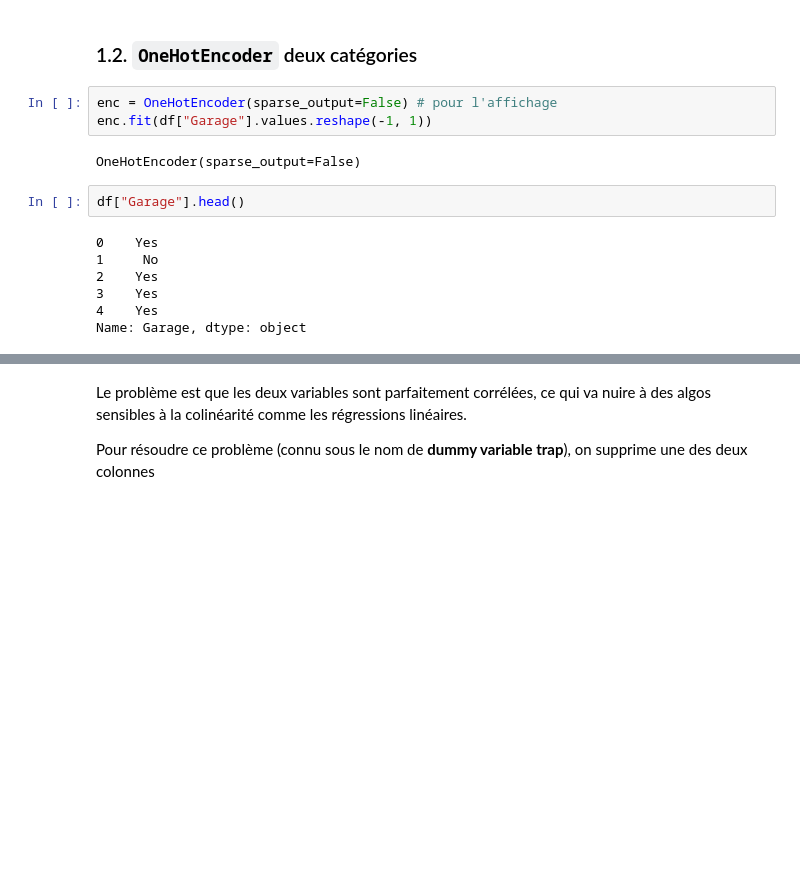
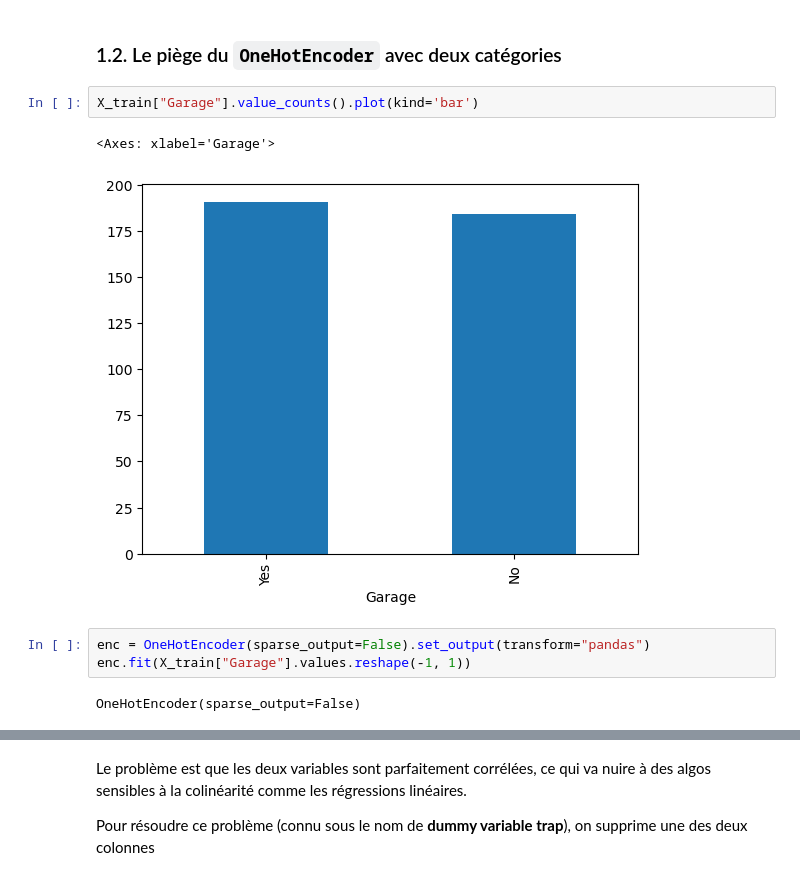
Before and after one commit to basile-desjuzeur/albert_school_ml2, a Jupyter notebook: 1. ML pipeline/5.encodings.ipynb, the cells around one changed output, grey strips where cells are left out. Cells and saved outputs as stored; diff of their text form; blank space fills up the shorter version.

```diff
--- a/1. ML pipeline/5.encodings.ipynb
+++ b/1. ML pipeline/5.encodings.ipynb
@@ -115,17 +141,13 @@ array([[0., 0., 1.],
 # %% [markdown]
-### 1.2. `OneHotEncoder` deux catégories
+### 1.2. Le piège du `OneHotEncoder` avec deux catégories
-# %%
-enc = OneHotEncoder(sparse_output=False) # pour l'affichage
-enc.fit(df["Garage"].values.reshape(-1, 1))
-# %% [output]
-OneHotEncoder(sparse_output=False)
 # %%
-df["Garage"].head()
+X_train["Garage"].value_counts().plot(kind='bar')
 # %% [output]
-0    Yes
-1     No
-2    Yes
-3    Yes
-4    Yes
-Name: Garage, dtype: object
+<Axes: xlabel='Garage'>
+[figure, added]
+# %%
+enc = OneHotEncoder(sparse_output=False).set_output(transform="pandas")
+enc.fit(X_train["Garage"].values.reshape(-1, 1))
+# %% [output]
+OneHotEncoder(sparse_output=False)
 # %%
```
Also changed, not shown: parts of 53 cells of this notebook.
